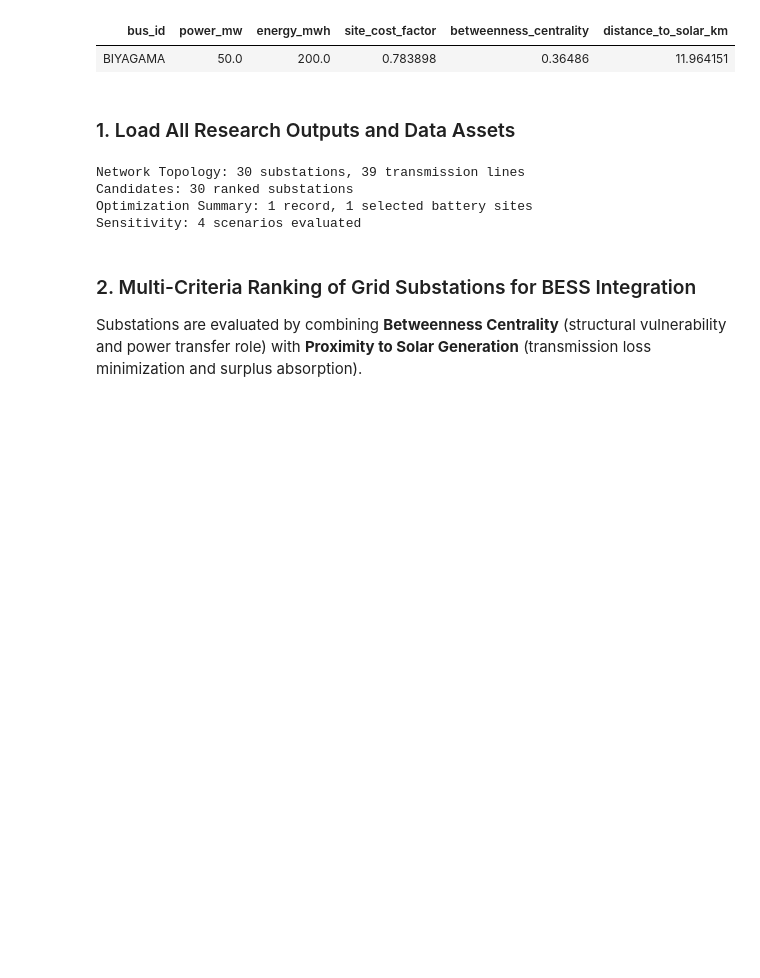
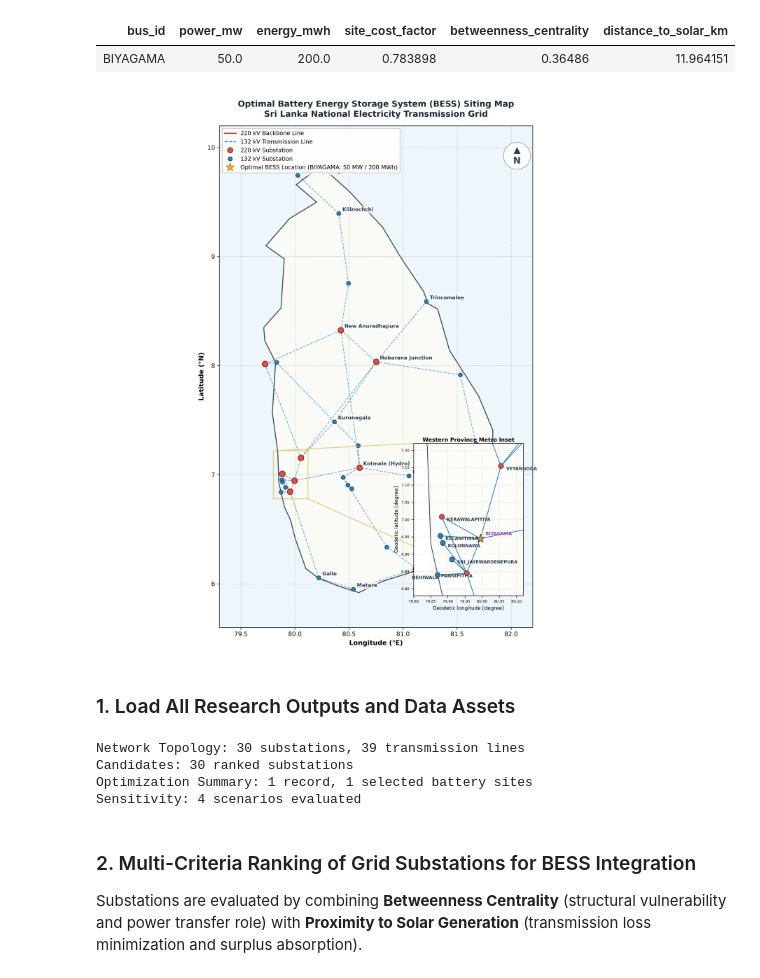
Before and after one commit to HimashMadushanka/Sri-Lanka-National-Grid-BESS-Optimization, a Jupyter notebook: notebook/10_Final_Research_Results.ipynb, the cells around one changed output. Saved outputs shown, nothing was run; the diff lists cells and outputs as text; code cells hidden in the pictures; blank space fills up the shorter version.

```diff
--- a/notebook/10_Final_Research_Results.ipynb
+++ b/notebook/10_Final_Research_Results.ipynb
@@ -94,3 +98,11 @@ display(final_results)
 # %% [output]
 | bus_id | power_mw | energy_mwh | site_cost_factor | betweenness_centrality | distance_to_solar_km |
 | BIYAGAMA | 50.0 | 200.0 | 0.783898 | 0.36486 | 11.964151 |
+# %%
+# Display Geographic Distribution of the Optimal BESS Siting Decision
+from IPython.display import Image, display
+map_path = MAPS / 'optimal_bess_location_map.png'
+if map_path.is_file():
+    display(Image(filename=str(map_path), width=850))
+# %% [output]
+[figure, added]
```
Also changed, not shown: parts of 2 cells of this notebook, 4 other files.
